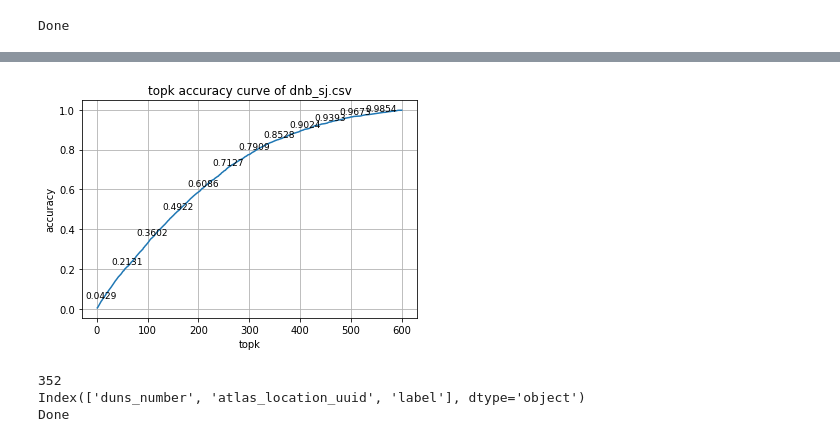
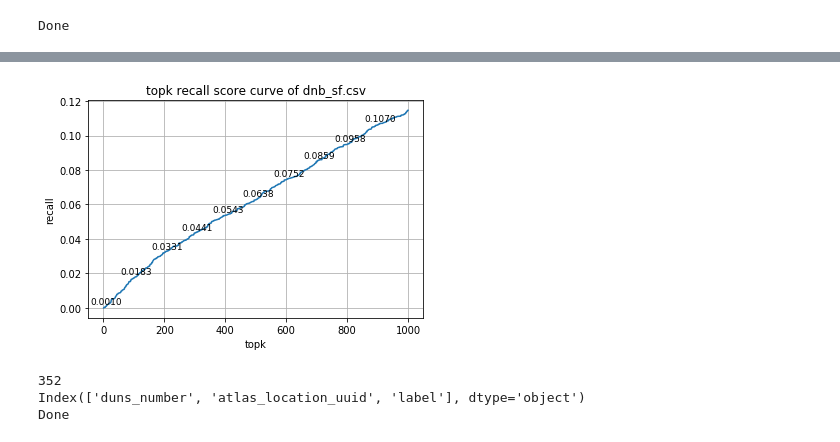
Before and after one commit to chaffeechenyefei/locationRS, a Jupyter notebook: standard_test_supervised_learning_lr_ensemble.ipynb, the cells around one changed output, grey strips where cells are left out. Saved outputs shown, nothing was run; the diff lists cells and outputs as text; code cells hidden in the pictures.

Commit message:
+ recall score of topk ranked result

```diff
--- a/standard_test_supervised_learning_lr_ensemble.ipynb
+++ b/standard_test_supervised_learning_lr_ensemble.ipynb
@@ -82,17 +91,21 @@ print('Done')
 Index(['duns_number', 'atlas_location_uuid', 'label'], dtype='object')
 Done
 # %%
+print('get train feat')
 trX = train_dat.merge(comp_feat,on='duns_number',how='left',suffixes=['','_right']).reset_index(drop=True)
 trX = trX.merge(loc_feat,on='atlas_location_uuid',how='left',suffixes=['','_right']).reset_index(drop=True)
 trX = trX.merge(ensemble_feat,on=['atlas_location_uuid','duns_number'],how='left',suffixes=['','_right']).reset_index(drop=True)
+trX = trX.fillna(0.5)
 list_col = list(comp_feat.columns)+list(loc_feat.columns)+list(ensemble_feat.columns)
 list_col = [col for col in list_col if col not in ['duns_number', 'atlas_location_uuid', 'label']]
 trY = trX[['label']].to_numpy()
 trX = trX[list_col].to_numpy()
 
+print('get test feat')
 ttX = all_pair_test[['duns_number','atlas_location_uuid']].merge(comp_feat,on='duns_number',how='left',suffixes=['','_right']).reset_index(drop=True)
 ttX = ttX.merge(loc_feat,on='atlas_location_uuid',how='left',suffixes=['','_right']).reset_index(drop=True)
 ttX = ttX.merge(ensemble_feat,on=['atlas_location_uuid','duns_number'],how='left',suffixes=['','_right']).reset_index(drop=True)
+ttX = ttX.fillna(0.5)
 list_col = list(comp_feat.columns)+list(loc_feat.columns)+list(ensemble_feat.columns)
 list_col = [col for col in list_col if col not in ['duns_number', 'atlas_location_uuid', 'label']]
 ttX = ttX[list_col].to_numpy()
@@ -101,10 +114,12 @@ ttY = (all_pair_test['atlas_location_uuid'] == all_pair_test['groundtruth']).to_
 
 # trX[:,-1] = 0
 # ttX[:,-1] = 0
-
+print('train normalization')
 trX = normalize(trX,axis=1)
+print('test normalization')
 ttX = normalize(ttX,axis=1)
 
+print('training')
 # clf = LR(random_state=0,fit_intercept=True,
 #          solver = 'lbfgs',class_weight='balanced',
 #          multi_class='ovr',max_iter=1e10).fit(trX,trY)
@@ -112,9 +127,10 @@ clf = LR(random_state=0,fit_intercept=True,
          solver = 'lbfgs',
          multi_class='ovr',max_iter=1e10).fit(trX,trY)
 
+print('predicting')
 score_ttY = clf.predict_proba(ttX)[:,1]
 
-
+print('roc curving')
 fpr, tpr, roc_thresholds = roc_curve(ttY, score_ttY)
 roc_auc = auc(fpr,tpr)
 print(roc_auc)
@@ -125,35 +148,52 @@ Done
+# %%
+del ttX,trX
+prediction = score_ttY.copy()
+groundtruth = ttY.copy()
 # %%
-score_ttY = score_ttY.reshape(-1,num_loc)
-# groundtruth = all_pair_test[['duns_number','groundtruth']].groupby(['duns_number','groundtruth'])[['groundtruth']].first().reset_index(drop=True).to_numpy()
-# R_cat = loc_name.to_numpy().reshape(-1)
-# topk_precision = calc_topk_acc_cat_all(score_ttY,groundtruth,R_cat,k=100)
-ttY = ttY.reshape(-1,num_loc)
-truth_cat = one_hot_2_idx_numpy(ttY)
-R_cat = np.array(list(range(num_loc)))
+if Query_Company:
+    score_ttY = prediction.reshape(-1,num_loc)
+    ttY = groundtruth.reshape(-1,num_loc)
+else:
+    score_ttY = prediction.reshape(num_loc,-1)
+    ttY = groundtruth.reshape(num_loc,-1)
 
-topk = 600
-step = 50
-topk_precision = calc_topk_acc_cat_all(score_ttY,truth_cat,R_cat,k=topk)
+
+topk = 1000
+step = int(topk / 10)
+topk_recall = topk_recall_score_all(pred=score_ttY, truth=ttY, topk=topk)
+
+
+# score_ttY = score_ttY.reshape(-1,num_loc)
+# # groundtruth = all_pair_test[['duns_number','groundtruth']].groupby(['duns_number','groundtruth'])[['groundtruth']].first().reset_index(drop=True).to_numpy()
+# # R_cat = loc_name.to_numpy().reshape(-1)
+# # topk_precision = calc_topk_acc_cat_all(score_ttY,groundtruth,R_cat,k=100)
+# ttY = ttY.reshape(-1,num_loc)
+# truth_cat = one_hot_2_idx_numpy(ttY)
+# R_cat = np.array(list(range(num_loc)))
+
+# topk = 1000
+# step = 100
+# topk_precision = calc_topk_acc_cat_all(score_ttY,truth_cat,R_cat,k=topk)
 
 
 
 x = list(range(1,topk+1))
-y = list(topk_precision)
+y = list(topk_recall.reshape(-1))
 plt.figure()
 plt.plot(x,y)
 
 plt.grid()
 
 for z in range(10,topk+1,step):
     z = z - 1
     plt.text(z, y[z], '%.4f' % y[z], ha='center', va= 'bottom',fontsize=9)
 
 plt.xlabel("topk")
-plt.ylabel("accuracy")
-plt.title("topk accuracy curve of %s"%cfile[ind_city])
+plt.ylabel("recall")
+plt.title("topk recall score curve of %s"%cfile[ind_city])
 plt.show()
 # %% [output]
-[figure, old version]
+[figure, new version]
 # %%
 def calc_topk_acc_cat_all(QRscore,y_truth_cat,R_cat,k=3):
     """
```
Also changed, not shown: parts of 14 cells of this notebook, 2 other files.
